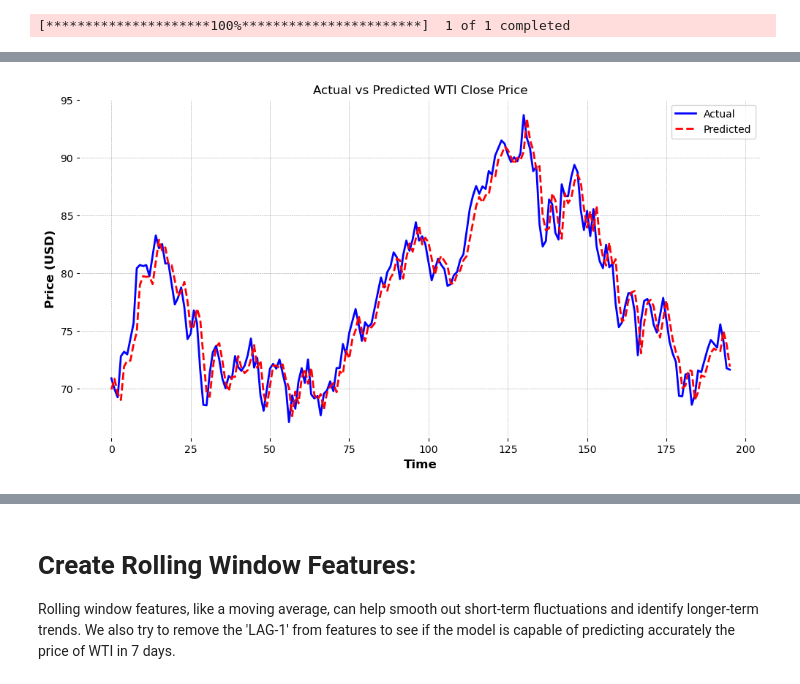
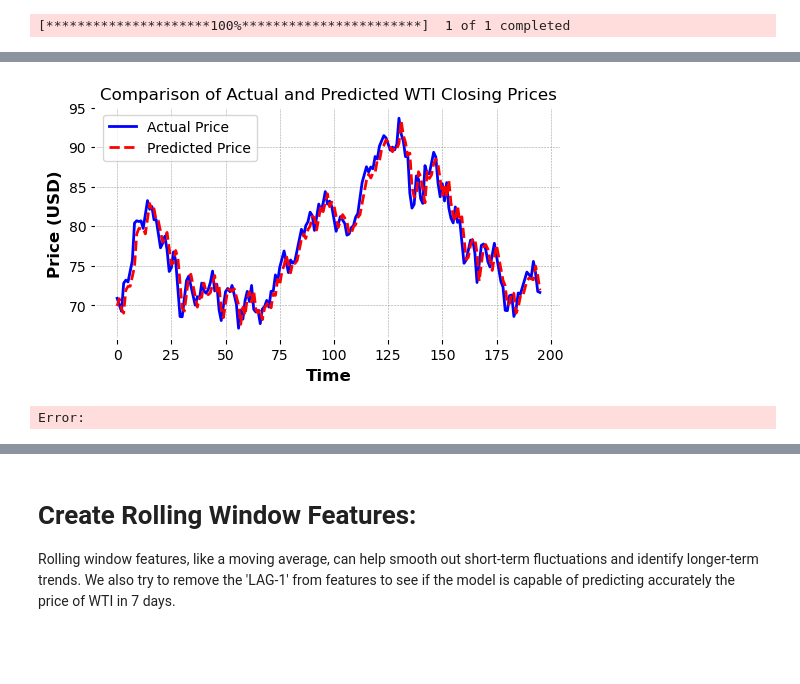
Before and after one commit to EKHARKHA/time-series-forecasting-WTI, a Jupyter notebook: code.ipynb, the cells around one changed output, grey strips where cells are left out. Saved outputs shown, nothing was run; the diff lists cells and outputs as text; code cells hidden in the pictures; blank space fills up the shorter version.

```diff
--- a/code.ipynb
+++ b/code.ipynb
@@ -139,49 +158,38 @@ Pour la prévision de séries temporelles, nous pouvons créer des **features**
 # %%
-#Le code essaie de prédire le prix de clôture du jour J (Close) en se basant sur :
+# Download WTI crude oil data for the specified period
+data = yf.download("CL=F", start="2020-01-01", end="2023-12-31")
 
-#Le prix de clôture du jour J-1 (Lag_1)
+# Create lag features (previous closing prices)
+data['Lag_1'] = data['Close'].shift(1)
+data['Lag_7'] = data['Close'].shift(7)
+data['Lag_30'] = data['Close'].shift(30)
 
-#Le prix de clôture du jour J-7 (Lag_7)
+# Drop rows with missing values caused by lagging
+data.dropna(inplace=True)
 
-#Le prix de clôture du jour J-30 (Lag_30)
+# Define feature matrix and target vector
+features = data[['Lag_1', 'Lag_7', 'Lag_30']]
+target = data['Close']
 
+# Split the data into training and testing sets (no shuffling to preserve time order)
+X_train, X_test, y_train, y_test = train_test_split(features, target, test_size=0.2, shuffle=False)
 
+# Initialize and train the Linear Regression model
+lr_model = LinearRegression()
+lr_model.fit(X_train, y_train)
 
-# Download data
-wti_data = yf.download("CL=F", start="2020-01-01", end="2023-12-31")
+# Predict closing prices on the test set
+predictions = lr_model.predict(X_test)
 
-# Create lag features
-wti_data['Lag_1'] = wti_data['Close'].shift(1)
-wti_data['Lag_7'] = wti_data['Close'].shift(7)
-wti_data['Lag_30'] = wti_data['Close'].shift(30)
+# Evaluate model performance using R² and RMSE
+print(f"R² score: {r2_score(y_test, predictions):.4f}")
+print(f"RMSE: {mean_squared_error(y_test, predictions, squared=False):.4f}")
 
-# Drop rows with missing values
-wti_data.dropna(inplace=True)
-
-# Features and target
-X = wti_data[['Lag_1', 'Lag_7', 'Lag_30']]
-#print(X)
-y = wti_data['Close']
-
-# Train/test split (no shuffling)
-X_train, X_test, y_train, y_test = train_test_split(X, y, test_size=0.2, shuffle=False)
-
-# Train model
-model = LinearRegression()
-model.fit(X_train, y_train)
-
-# Predict
-y_pred = model.predict(X_test)
-
-# Evaluation
-print("R² score:", r2_score(y_test, y_pred))
-print("RMSE:", mean_squared_error(y_test, y_pred, squared=False))
-
-# Plot actual vs predicted
-plt.figure(figsize=(12,6))
-plt.plot(y_test.values, label='Actual', color='blue')
-plt.plot(y_pred, label='Predicted', color='red', linestyle='--')
-plt.title('Actual vs Predicted WTI Close Price')
+# Plot actual vs predicted closing prices for visual comparison
+plt.figure(figsize=(6, 3))
+plt.plot(y_test.values, label='Actual Price', color='blue')
+plt.plot(predictions, label='Predicted Price', color='red', linestyle='--')
+plt.title('Comparison of Actual and Predicted WTI Closing Prices')
 plt.xlabel('Time')
 plt.ylabel('Price (USD)')
 plt.legend()
@@ -193,2 +201,3 @@ RMSE: 1.6963999061755761
-[figure, old version]
+[figure, new version]
+Error:
 # %%
```
Also changed, not shown: parts of 24 cells of this notebook.
